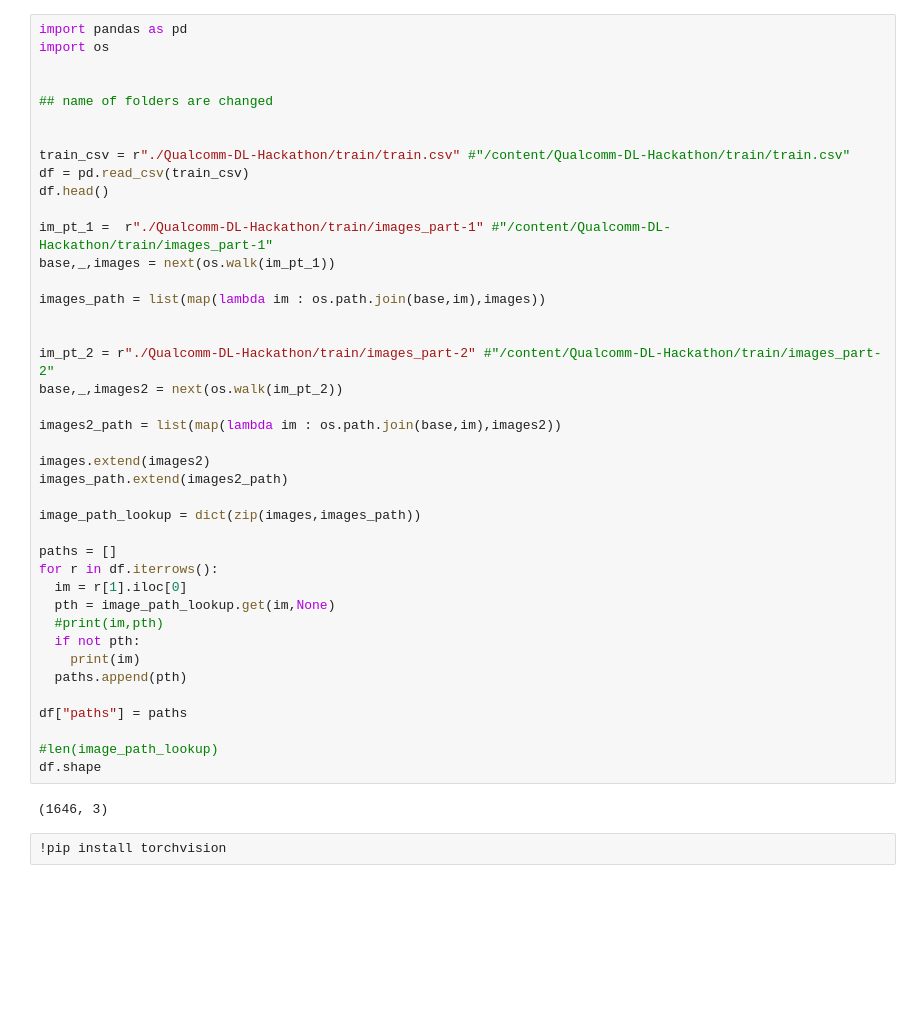
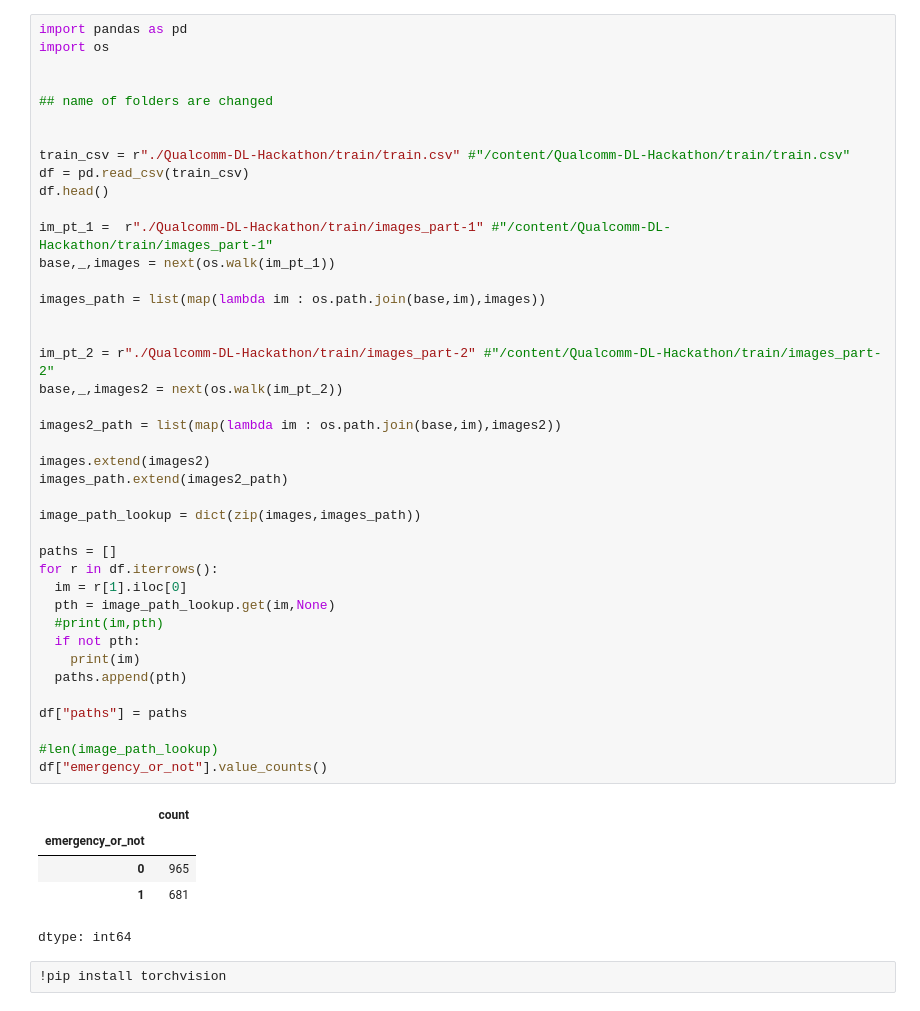
Before and after one commit to SurajPatil44/qualcomm_hackathon, a Jupyter notebook: hackathon.ipynb, the cells around one changed output. Drawn from its saved outputs; the diff is of its cells as text; blank space fills up the shorter version.

```diff
--- a/hackathon.ipynb
+++ b/hackathon.ipynb
@@ -83,35 +43,39 @@ df.head()
 
 im_pt_1 =  r"./Qualcomm-DL-Hackathon/train/images_part-1" #"/content/Qualcomm-DL-Hackathon/train/images_part-1"
 base,_,images = next(os.walk(im_pt_1))
 
 images_path = list(map(lambda im : os.path.join(base,im),images))
 
 
 im_pt_2 = r"./Qualcomm-DL-Hackathon/train/images_part-2" #"/content/Qualcomm-DL-Hackathon/train/images_part-2"
 base,_,images2 = next(os.walk(im_pt_2))
 
 images2_path = list(map(lambda im : os.path.join(base,im),images2))
 
 images.extend(images2)
 images_path.extend(images2_path)
 
 image_path_lookup = dict(zip(images,images_path))
 
 paths = []
 for r in df.iterrows():
   im = r[1].iloc[0]
   pth = image_path_lookup.get(im,None)
   #print(im,pth)
   if not pth:
     print(im)
   paths.append(pth)
 
 df["paths"] = paths
 
 #len(image_path_lookup)
-df.shape
+df["emergency_or_not"].value_counts()
 # %% [output]
+|  | count |
+| emergency_or_not |  |
+| 0 | 965 |
+| 1 | 681 |
-(1646, 3)
+dtype: int64
 # %%
 !pip install torchvision
 # %% [output]
```
Also changed, not shown: parts of 18 cells of this notebook.
